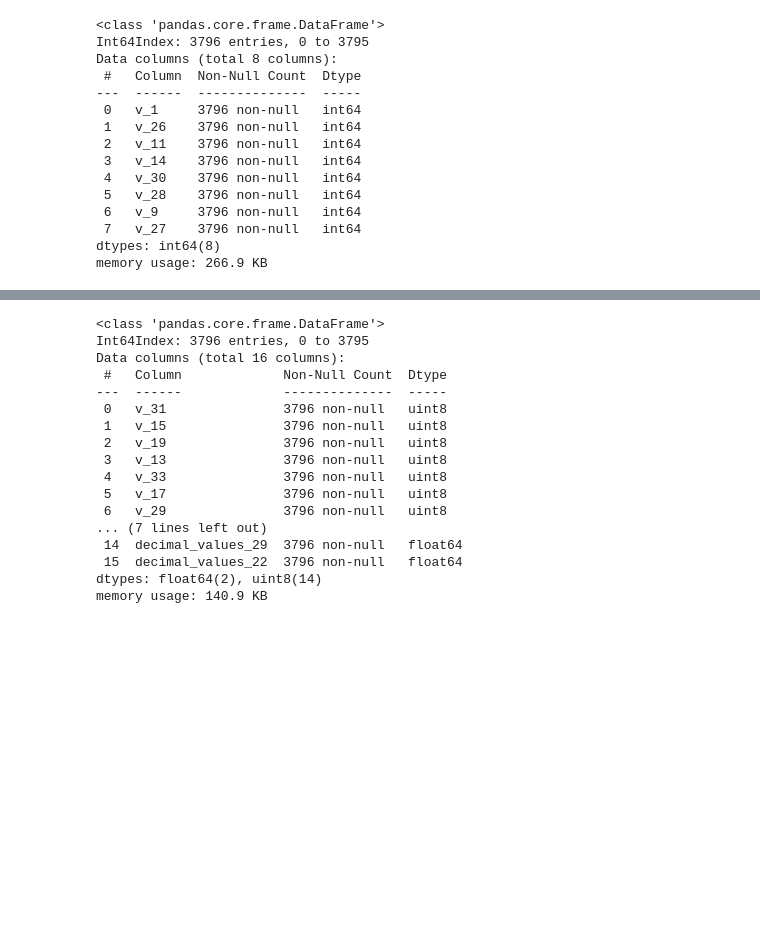
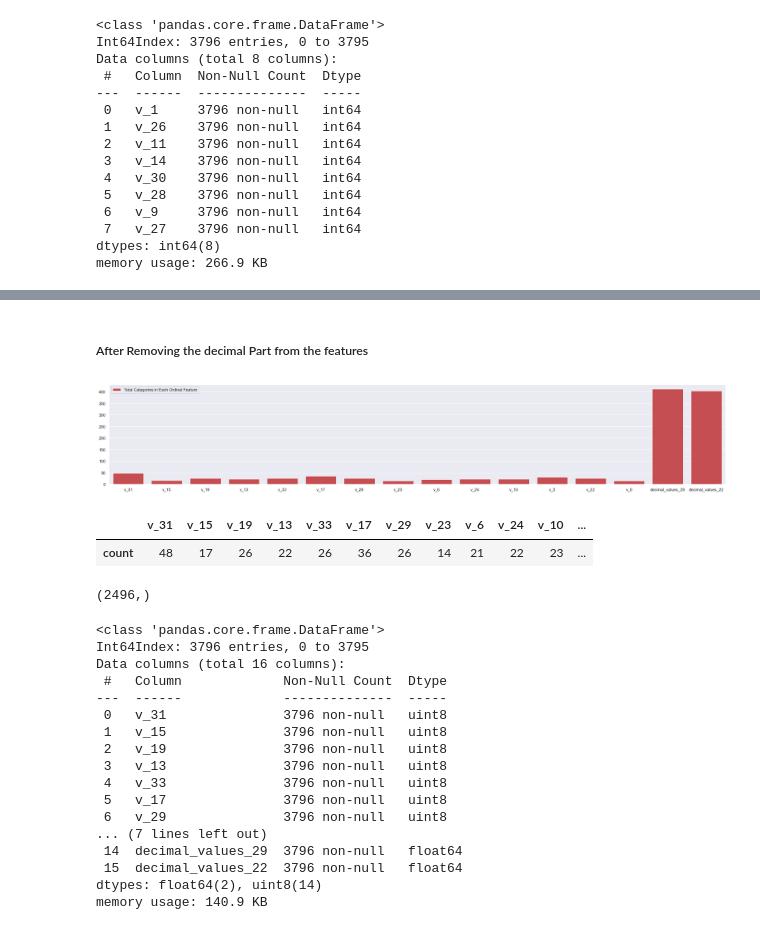
Before and after one commit to risan-raja/sdpiit, a Jupyter notebook: notebooks/Junk.ipynb, the cells around one changed output, grey strips where cells are left out. Cells and saved outputs as stored; diff of their text form; code cells hidden in the pictures; blank space fills up the shorter version.

```diff
--- a/notebooks/Junk.ipynb
+++ b/notebooks/Junk.ipynb
@@ -151,0 +166,25 @@ memory usage: 266.9 KB
+# %% [markdown]
+##### After Removing the decimal Part from the features
+# %%
+categorical = ordinal+nominal
+oridinal_categories_total= {}
+for c in ordinal_data.columns:
+    # print(c, len(data[c].unique()))
+    oridinal_categories_total[c]=len(ordinal_data[c].unique())
+fig = plt.figure(figsize=(30,5))
+
+fig = sns.barplot(x=ordinal_data.columns,saturation=1, y=list(oridinal_categories_total.values()), label='Total Catagories in Each Ordinal Feature',color='r')
+# plt.table(ordinal)
+# fig = plt.title
+plt.xlabel = "After CLeanup"
+fig = plt.legend()
+fig = plt.show()
+# %% [output]
+[figure, added]
+# %%
+# pd
+temp = pd.DataFrame(oridinal_categories_total,columns=oridinal_categories_total.keys(),index=['count'])
+temp.style
+# %% [output]
+|  | v_31 | v_15 | v_19 | v_13 | v_33 | v_17 | v_29 | v_23 | v_6 | v_24 | v_10 | ... |
+| count | 48 | 17 | 26 | 22 | 26 | 36 | 26 | 14 | 21 | 22 | 23 | ... |
@@ -151,0 +211,4 @@ memory usage: 266.9 KB
+# %%
+ordinal_data.decimal_values_22[ordinal_data.decimal_values_22! = 0].shape
+# %% [output]
+(2496,)
```
Also changed, not shown: parts of 6 cells of this notebook, 2 other files.
